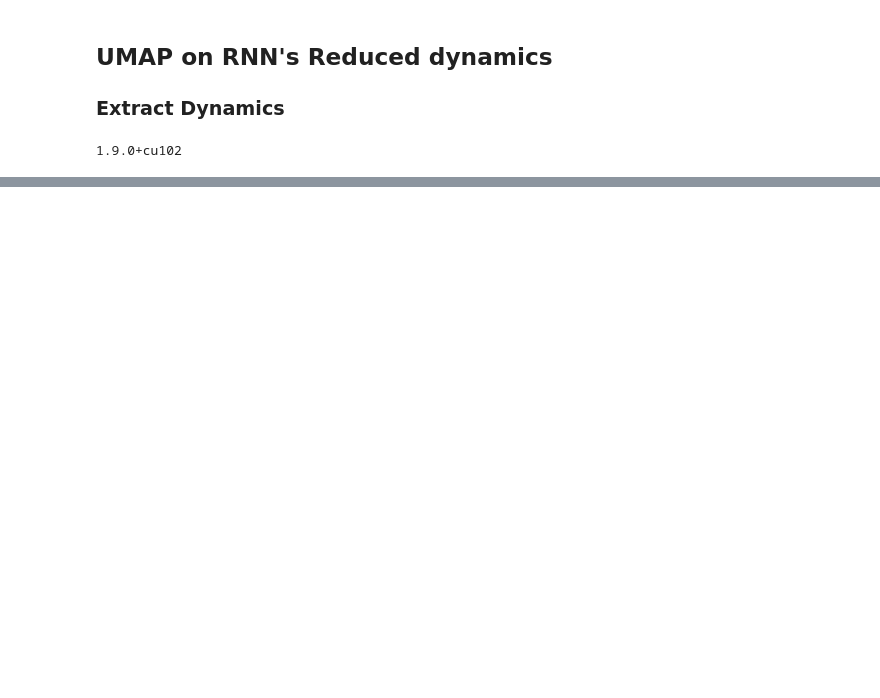
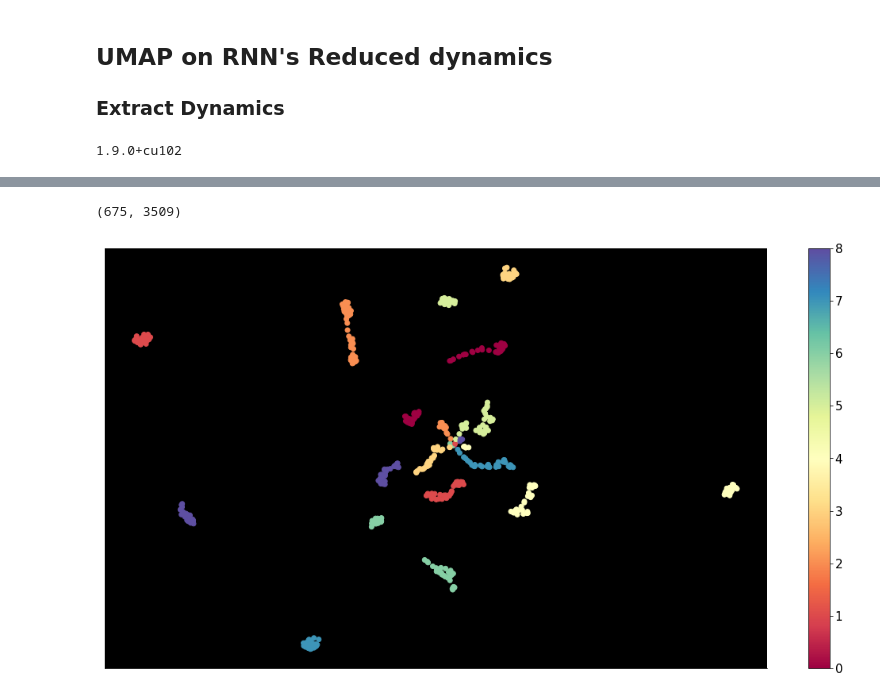
Before and after one commit to sazio/NMAs, a Jupyter notebook: src/UMAP+Clustering.ipynb, the cells around one changed output, grey strips where cells are left out. Saved outputs shown, nothing was run; the diff lists cells and outputs as text; code cells hidden in the pictures; blank space fills up the shorter version.

Commit message:
Adding UMAP on latent rnn representations

```diff
--- a/src/UMAP+Clustering.ipynb
+++ b/src/UMAP+Clustering.ipynb
@@ -376,0 +360,15 @@ while True:
+# %%
+latent_emb = model(x1)[1]
+latent_emb = latent_emb.permute(1, 2, 0)
+latent_emb = latent_emb.reshape((9*75, 3509))
+latent_emb = latent_emb.detach().cpu().numpy()
+latent_emb.shape
+# %% [output]
+(675, 3509)
+# %%
+b = np.ones(75)
+labels = np.hstack((0*b,b, 2*b, 3*b,4*b, 5*b, 6*b, 7*b, 8*b))
+# %%
+X_train,  X_test, y_train, y_test = train_test_split(latent_emb, labels, test_size = 0.20, random_state = 2021)
+# %%
+rnn_emb = umap.UMAP(random_state = 2021, n_components=2, n_neighbors= 50, min_dist = 0.5).fit(X_train, y = y_train)
@@ -376,0 +377,10 @@ while True:
+# %%
+fig, ax = plt.subplots(1, figsize = (15, 8))
+plt.scatter(*rnn_emb.embedding_.T,  c = y_train ,cmap = 'Spectral')
+plt.setp(ax, xticks=[], yticks=[])
+ax.patch.set_facecolor('black')
+fg_color = 'black'
+cbar = plt.colorbar()
+plt.setp(plt.getp(cbar.ax.axes, 'yticklabels'), color=fg_color);
+# %% [output]
+[figure, added]
```
Also changed, not shown: parts of 24 cells of this notebook.
